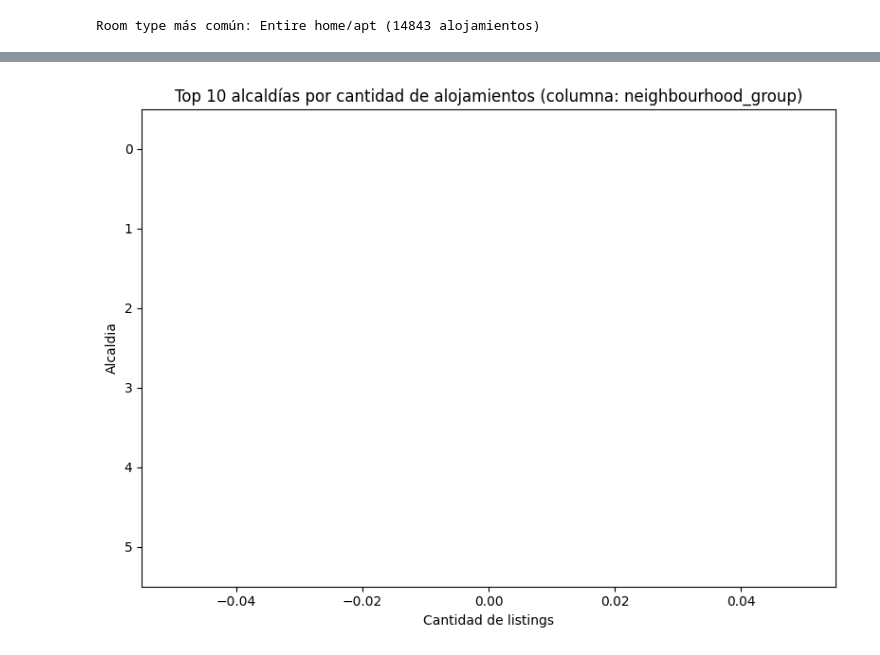
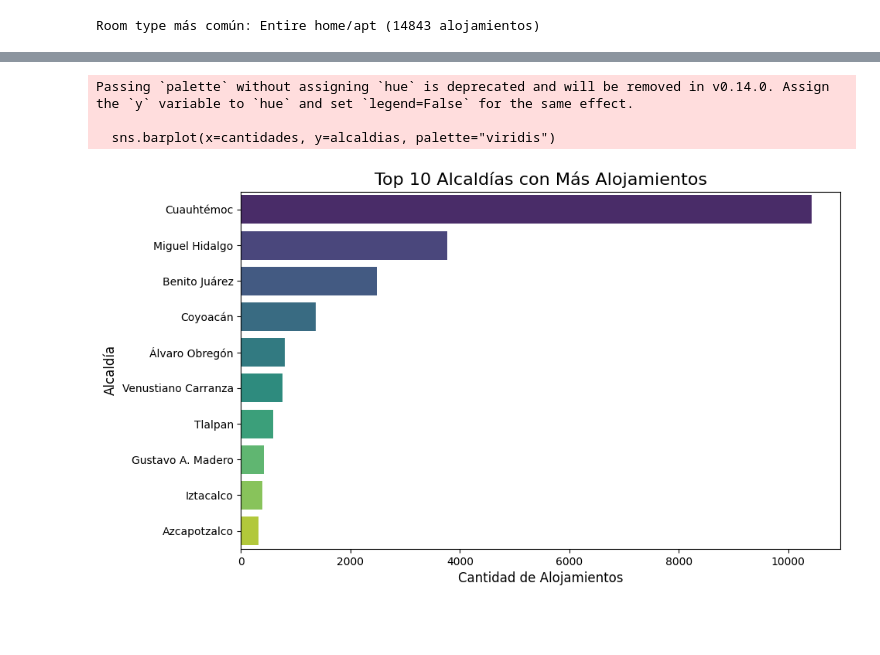
Before and after one commit to alejandroMilos/advancedAI, a Jupyter notebook: airbnb/airbnb.ipynb, the cells around one changed output, grey strips where cells are left out. Cells and saved outputs as stored; diff of their text form; code cells hidden in the pictures; blank space fills up the shorter version.

Commit message:
Actualización de gráficas - Airbnb

```diff
--- a/airbnb/airbnb.ipynb
+++ b/airbnb/airbnb.ipynb
@@ -1,7 +1,7 @@
 # %%
 # Importacion de libreria polars y lectura de archivo CSV
 import polars as pl
-df = pl.read_csv("./listings.csv")
+df = pl.read_csv("./listings.csv.gz")
 
 # Mostrar la tabla en pantalla
 df
@@ -23,4 +34,8 @@ shape: (26_067, 18)
 # %%
+# Filtrado y limpieza de la columna de precios
+
 df = df.drop_nulls("price")
+df = df.with_columns(pl.col("price").cast(pl.Utf8).str.replace_all(r"[\$,]", "").cast(pl.Float64))
+print("Columna de precios limpia:")
 print(df.select("price"))
 # %% [output]
@@ -173,27 +179,18 @@ plt.show()
 # %%
-# Alcaldía (usamos la mejor disponible implementando 'fallback')
-alcaldia_col = pick_column(
-    df.columns,
-    ["alcaldia", "alcaldía", "borough", "neighbourhood_group_cleansed",
-     "neighbourhood_group", "neighborhood_group", "neighbourhood_cleansed",
-     "neighbourhood"]
-)
+# Extraer datos como listas
+alcaldias = top10_alcaldias["neighbourhood_cleansed"].to_list()
+cantidades = top10_alcaldias["total_listings"].to_list()
 
-# Barras horizontales - Top 10 alcaldías por cantidad
-top10_alcaldias = (
-    df.group_by(alcaldia_col)
-      .agg(pl.len().alias("cantidad"))
-      .sort("cantidad", descending=True)
-      .head(10)
-      .sort("cantidad")
-)
+# Gráfica de barras horizontal
+plt.figure(figsize=(10, 6))
+sns.barplot(x=cantidades, y=alcaldias, palette="viridis")
 
-plt.figure(figsize=(8, 6))
-sns.barplot(data=top10_alcaldias, x="cantidad", y=alcaldia_col, orient='h')
-plt.title(f"Top 10 alcaldías por cantidad de alojamientos (columna: {alcaldia_col})")
-plt.xlabel("Cantidad de listings")
-plt.ylabel("Alcaldia")
-plt.tight_layout()
+plt.title("Top 10 Alcaldías con Más Alojamientos", fontsize=16)
+plt.xlabel("Cantidad de Alojamientos", fontsize=12)
+plt.ylabel("Alcaldía", fontsize=12)
 plt.show()
 # %% [output]
+Passing `palette` without assigning `hue` is deprecated and will be removed in v0.14.0. Assign the `y` variable to `hue` and set `legend=False` for the same effect.
+
+  sns.barplot(x=cantidades, y=alcaldias, palette="viridis")
-[figure, old version]
+[figure, new version]
```
Also changed, not shown: parts of 7 cells of this notebook, 2 other files.
